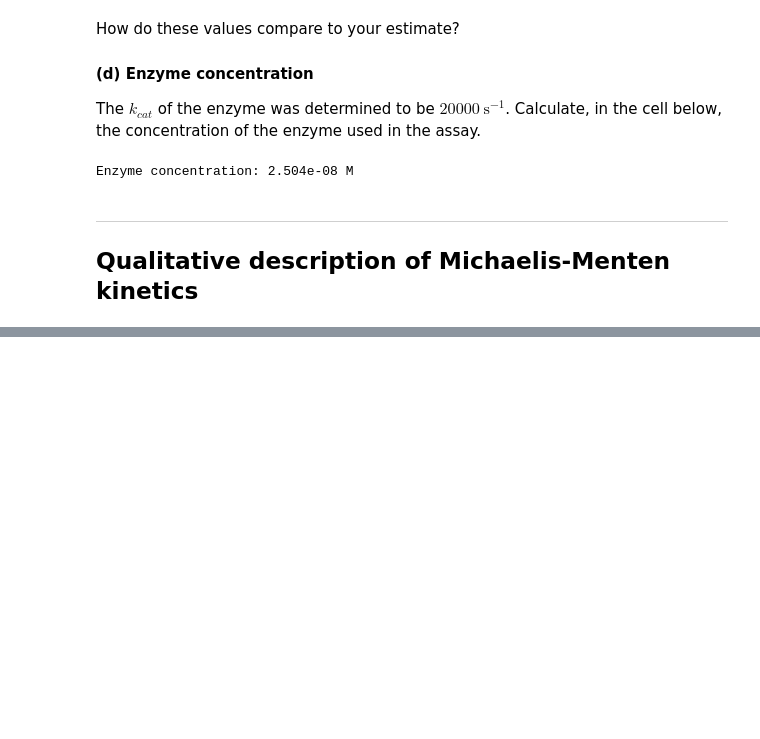
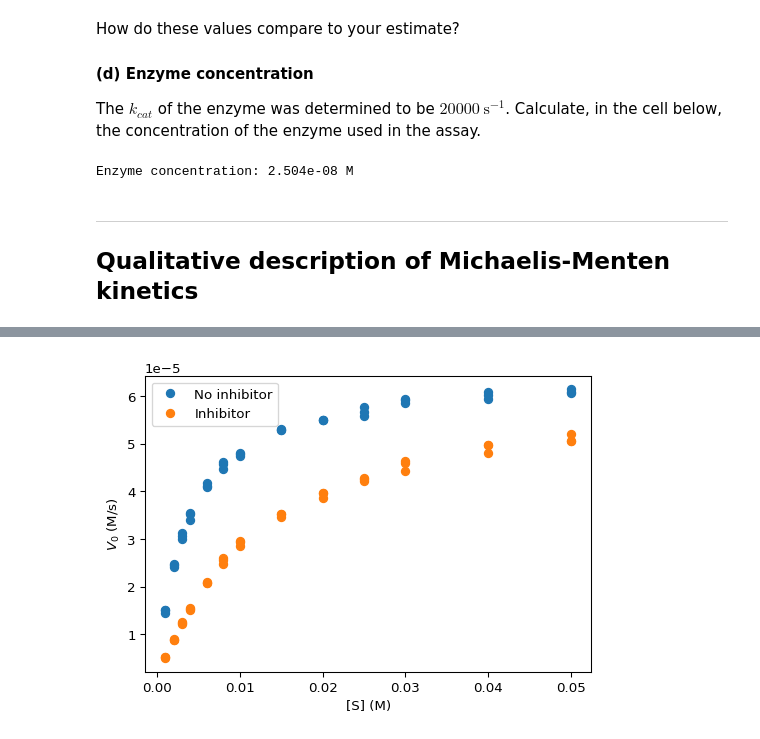
Before and after one commit to au-mbg/fysisk-biokemi, a Jupyter notebook: built_notebooks/master/week_49.ipynb, the cells around one changed output, grey strips where cells are left out. Saved outputs shown, nothing was run; the diff lists cells and outputs as text; code cells hidden in the pictures; blank space fills up the shorter version.

```diff
--- a/built_notebooks/master/week_49.ipynb
+++ b/built_notebooks/master/week_49.ipynb
@@ -291,0 +320,5 @@ kcat or in kcat/KM? Explain your answer
+# %%
+from IPython.display import display
+from fysisk_biokemi.datasets import load_dataset
+df = load_dataset('week49_6') # Load from package for the solution so it doesn't require to interact.
+display(df)
@@ -291,0 +332,5 @@ kcat or in kcat/KM? Explain your answer
+# %%
+df['[S]_(M)'] = df['[S]_(mM)'] * 10**(-3)
+df['V0_no_inhib_(M/s)'] = df['V0_no_inhib_(uM/s)'] * 10**(-6)
+df['V0_inhib_(M/s)'] = df['V0_inhib_(uM/s)'] * 10**(-6)
+display(df)
@@ -291,0 +345,11 @@ kcat or in kcat/KM? Explain your answer
+# %%
+fig, ax = plt.subplots(figsize=(6, 4))
+
+ax.plot(df['[S]_(M)'], df['V0_no_inhib_(M/s)'], 'o', label='No inhibitor')
+ax.plot(df['[S]_(M)'], df['V0_inhib_(M/s)'], 'o', label='Inhibitor')
+
+ax.set_xlabel('[S] (M)')
+ax.set_ylabel('$V_0$ (M/s)')
+ax.legend()
+# %% [output]
+[figure, added]
```
Also changed, not shown: parts of 31 cells of this notebook, 21 other files.
